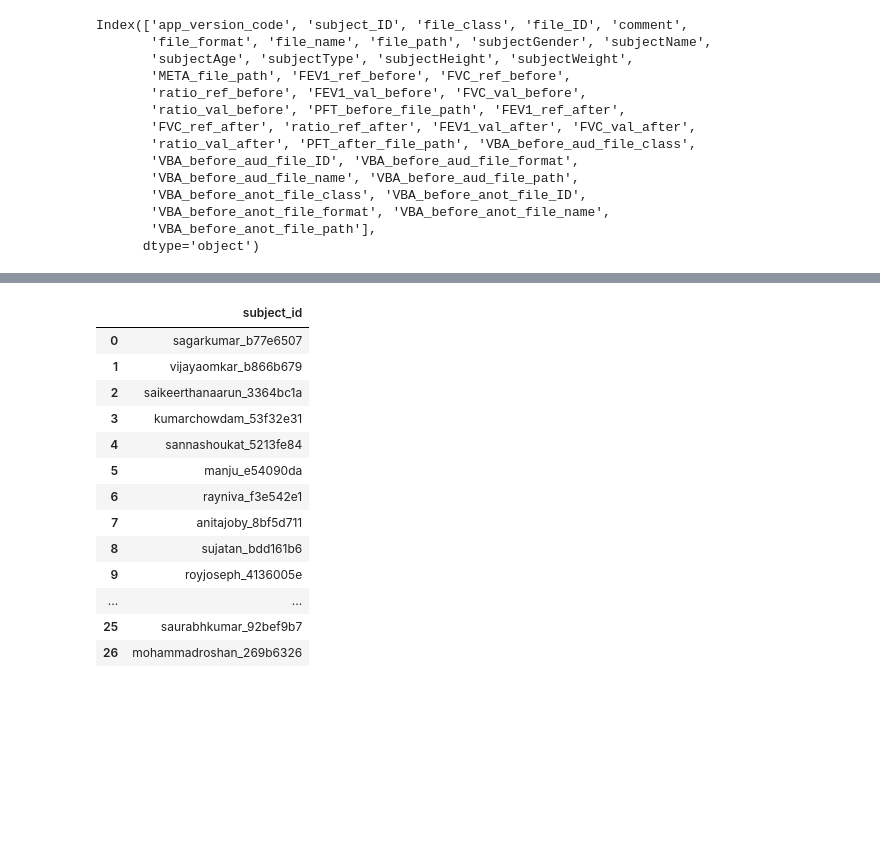
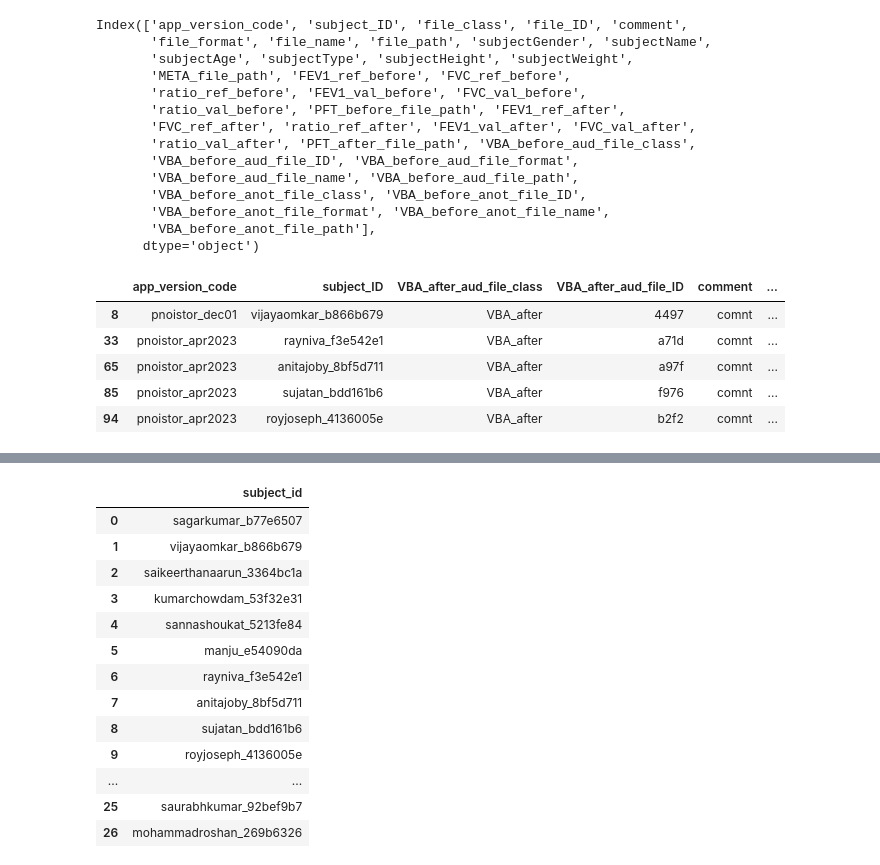
Before and after one commit to vaguebrownfox01/pnoi-anotest, a Jupyter notebook: dataset.ipynb, the cells around one changed output, grey strips where cells are left out. Saved outputs shown, nothing was run; the diff lists cells and outputs as text; code cells hidden in the pictures; blank space fills up the shorter version.

```diff
--- a/dataset.ipynb
+++ b/dataset.ipynb
@@ -337,3 +337,20 @@ Index(['app_version_code', 'subject_ID', 'file_class', 'file_ID', 'comment',
        'VBA_before_anot_file_format', 'VBA_before_anot_file_name',
        'VBA_before_anot_file_path'],
       dtype='object')
+# %%
+WHEN = "after"
+CLASS = "VBA"
+FORMAT = "wav|WAV"
+TYPE = "aud"
+filt = all_data_files_DF.loc[:, FILE_PARTS[2]].str.contains(f"{CLASS}_{WHEN}")
+filt &= all_data_files_DF.loc[:, FILE_PARTS[5]].str.contains(FORMAT)
+all_VBA_file_data_DF = all_data_files_DF[filt]
+all_VBA_file_data_DF.columns = all_VBA_file_data_DF.columns.str.replace("file", f"{CLASS}_{WHEN}_{TYPE}_file")
+audio_df = all_VBA_file_data_DF; audio_df.head()
+# %% [output]
+|  | app_version_code | subject_ID | VBA_after_aud_file_class | VBA_after_aud_file_ID | comment | ... |
+| 8 | pnoistor_dec01 | vijayaomkar_b866b679 | VBA_after | 4497 | comnt | ... |
+| 33 | pnoistor_apr2023 | rayniva_f3e542e1 | VBA_after | a71d | comnt | ... |
+| 65 | pnoistor_apr2023 | anitajoby_8bf5d711 | VBA_after | a97f | comnt | ... |
+| 85 | pnoistor_apr2023 | sujatan_bdd161b6 | VBA_after | f976 | comnt | ... |
+| 94 | pnoistor_apr2023 | royjoseph_4136005e | VBA_after | b2f2 | comnt | ... |
```
Also changed, not shown: parts of 4 cells of this notebook.
